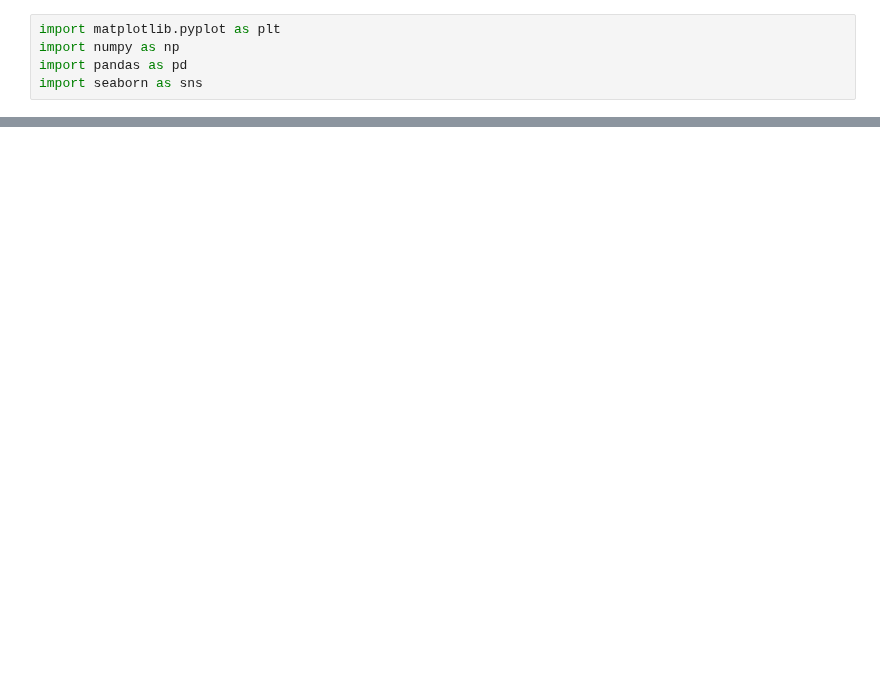
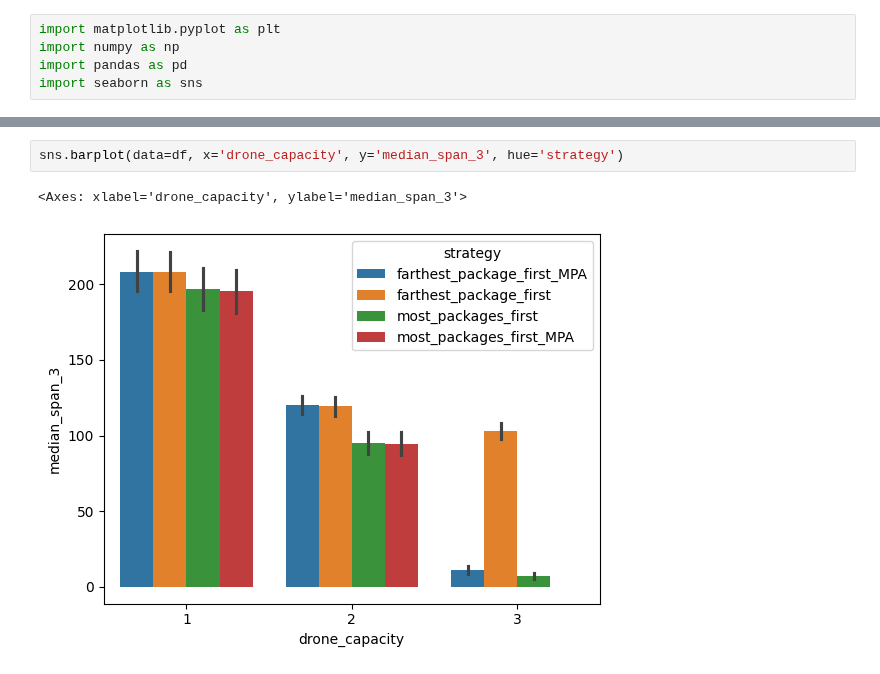
Before and after one commit to olabolola/uav-optimisation-research, a Jupyter notebook: notebooks/analyse.ipynb, the cells around one changed output, grey strips where cells are left out. Cells and saved outputs as stored; diff of their text form; blank space fills up the shorter version.

```diff
--- a/notebooks/analyse.ipynb
+++ b/notebooks/analyse.ipynb
@@ -536,0 +31,5 @@ combined_df.to_csv('../results/combined_results.csv', index=False)
+# %%
+sns.barplot(data=df, x='drone_capacity', y='median_span_3', hue='strategy')
+# %% [output]
+<Axes: xlabel='drone_capacity', ylabel='median_span_3'>
+[figure, added]
```
Also changed, not shown: parts of 21 cells of this notebook, 6 other files.
